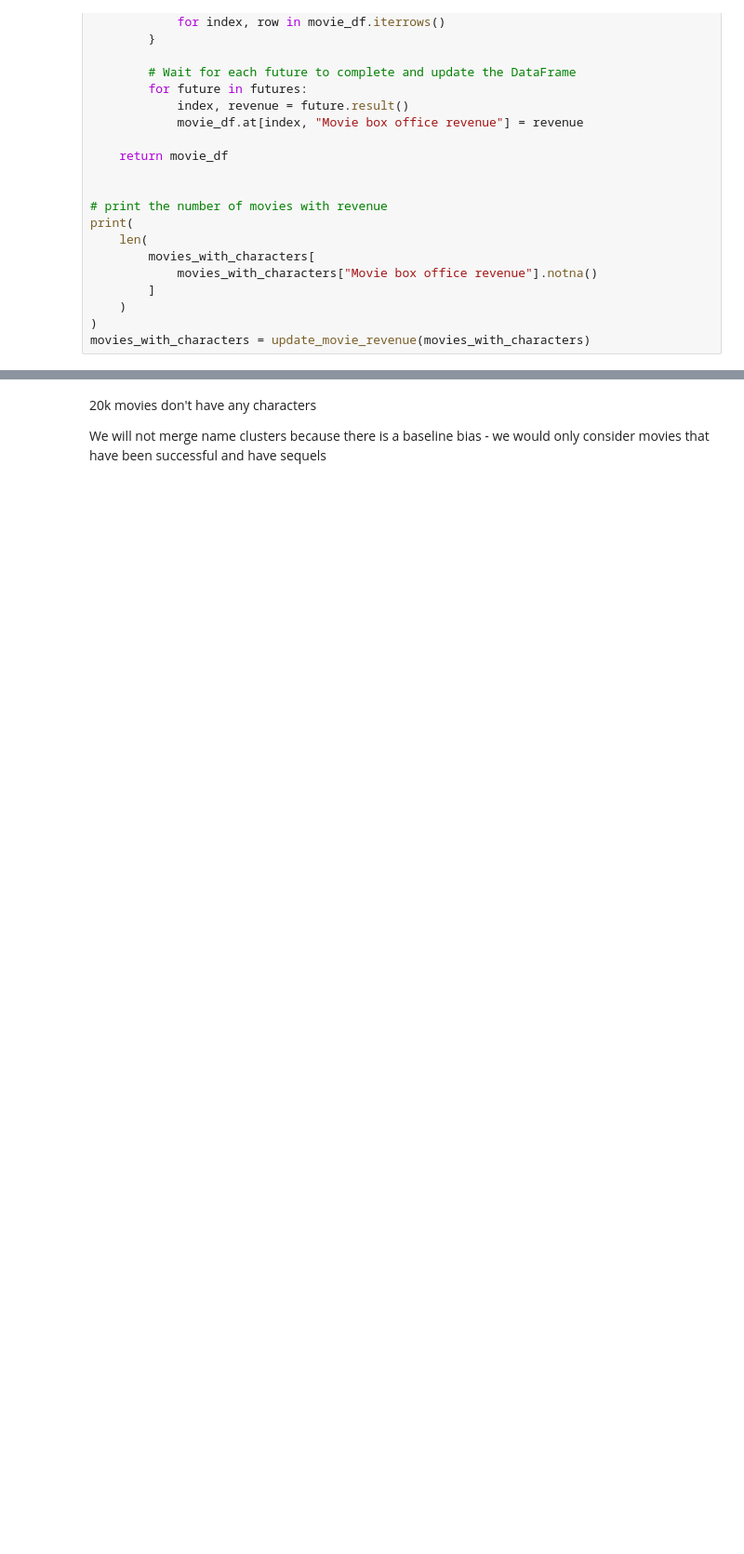
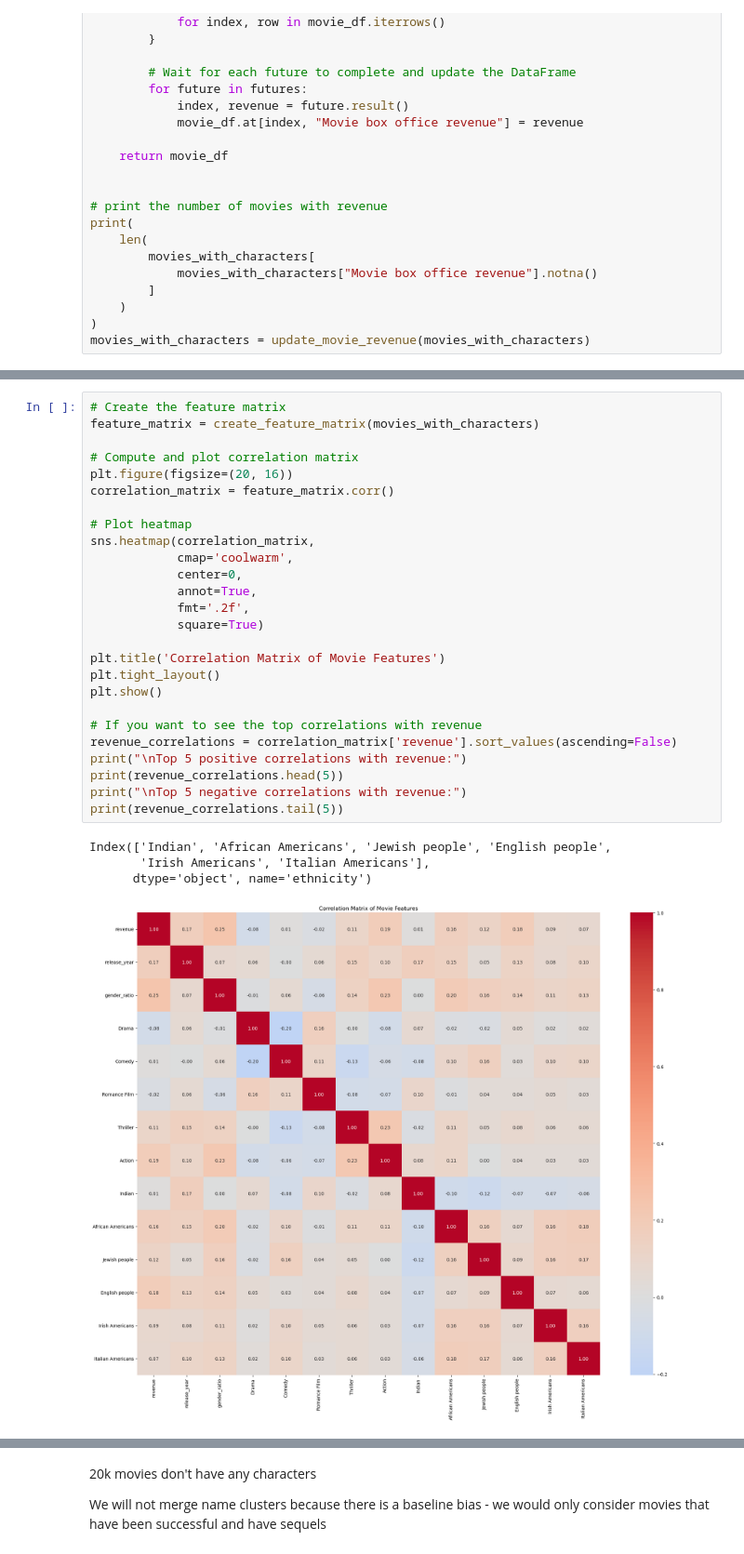
Before and after one commit to epfl-ada/ada-2024-project-insightmasters24, a Jupyter notebook: results.ipynb, the cells around one changed output, grey strips where cells are left out. Shown at 93% size. Drawn from its saved outputs; the diff is of its cells as text; blank space fills up the shorter version.

Commit message:
Corr Matrix

```diff
--- a/results.ipynb
+++ b/results.ipynb
@@ -384,0 +488,31 @@ plt.show()
+# %%
+# Create the feature matrix
+feature_matrix = create_feature_matrix(movies_with_characters)
+
+# Compute and plot correlation matrix
+plt.figure(figsize=(20, 16))
+correlation_matrix = feature_matrix.corr()
+
+# Plot heatmap
+sns.heatmap(correlation_matrix,
+            cmap='coolwarm',
+            center=0,
+            annot=True,
+            fmt='.2f',
+            square=True)
+
+plt.title('Correlation Matrix of Movie Features')
+plt.tight_layout()
+plt.show()
+
+# If you want to see the top correlations with revenue
+revenue_correlations = correlation_matrix['revenue'].sort_values(ascending=False)
+print("\nTop 5 positive correlations with revenue:")
+print(revenue_correlations.head(5))
+print("\nTop 5 negative correlations with revenue:")
+print(revenue_correlations.tail(5))
+# %% [output]
+Index(['Indian', 'African Americans', 'Jewish people', 'English people',
+       'Irish Americans', 'Italian Americans'],
+      dtype='object', name='ethnicity')
+[figure, added]
```
Also changed, not shown: parts of 14 cells of this notebook, 1 other file.
